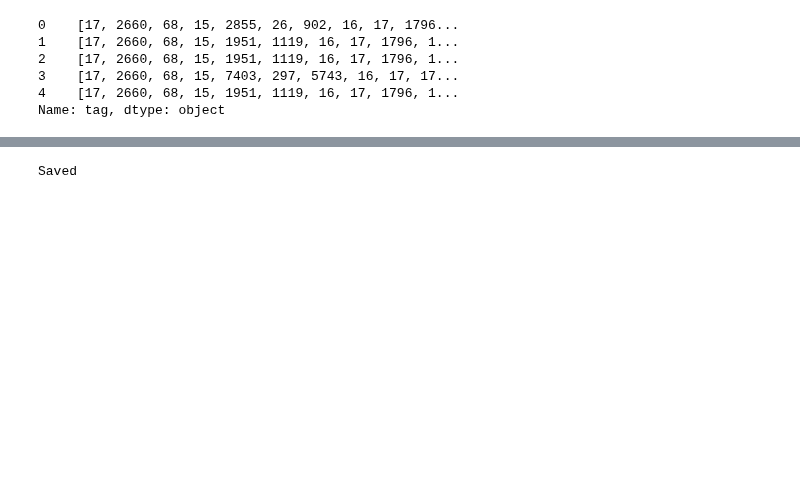
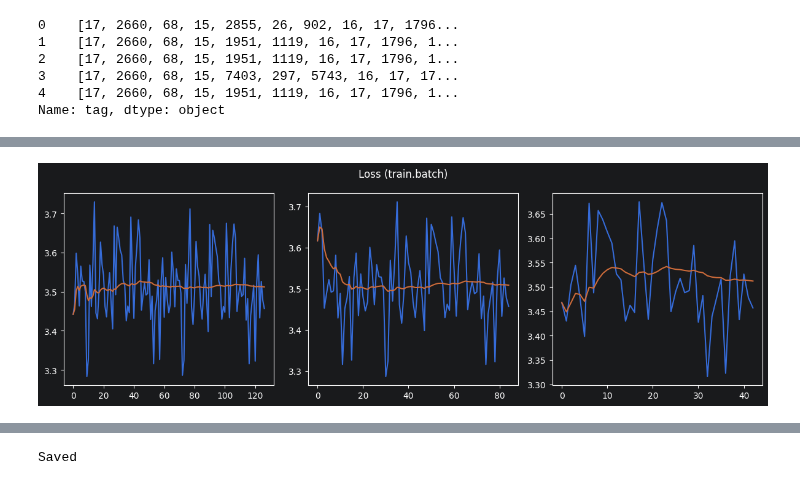
Before and after one commit to Minecraftian14/dl-gen-lyrics, a Jupyter notebook: sandbox/primer_cobalt_sanity_run.ipynb, the cells around one changed output, grey strips where cells are left out. Saved outputs shown, nothing was run; the diff lists cells and outputs as text; code cells hidden in the pictures; blank space fills up the shorter version.

```diff
--- a/sandbox/primer_cobalt_sanity_run.ipynb
+++ b/sandbox/primer_cobalt_sanity_run.ipynb
@@ -197 +246,8 @@ Traceback (most recent call last):
 KeyboardInterrupt
+# %%
+try:
+    cobalt.language_model.trainer.plot_loss()
+except:
+    traceback.print_exc()
+# %% [output]
+[figure, added]
```
Also changed, not shown: parts of 26 cells of this notebook, 1 other file.
